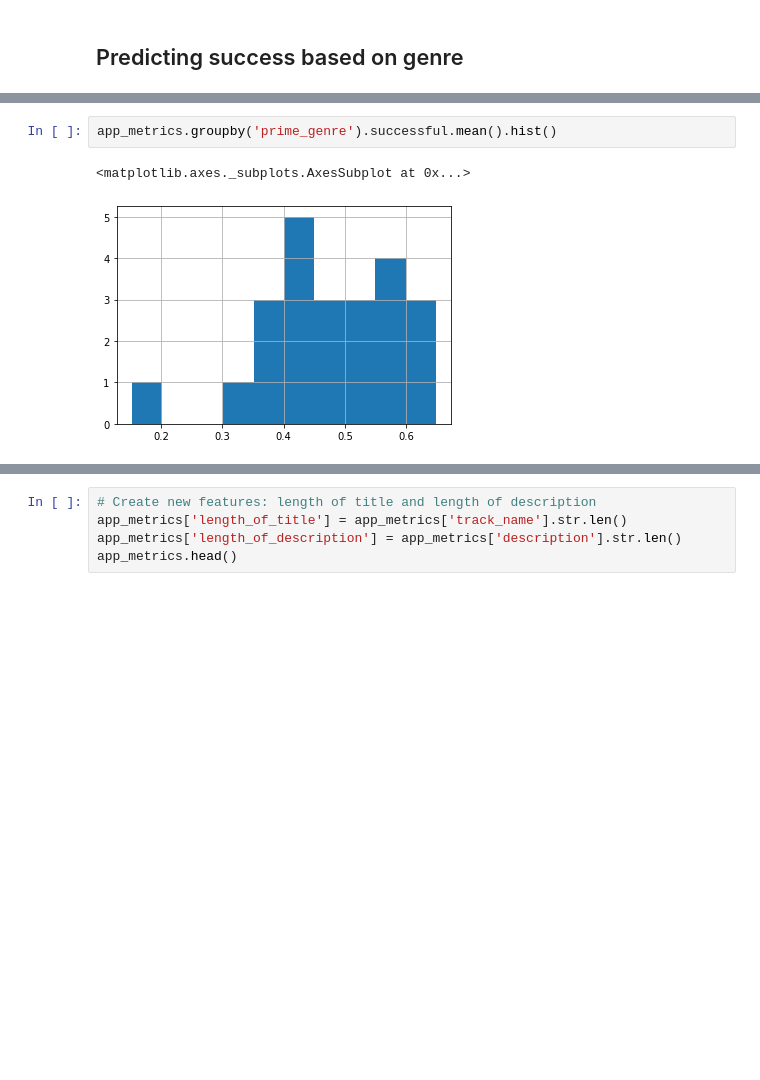
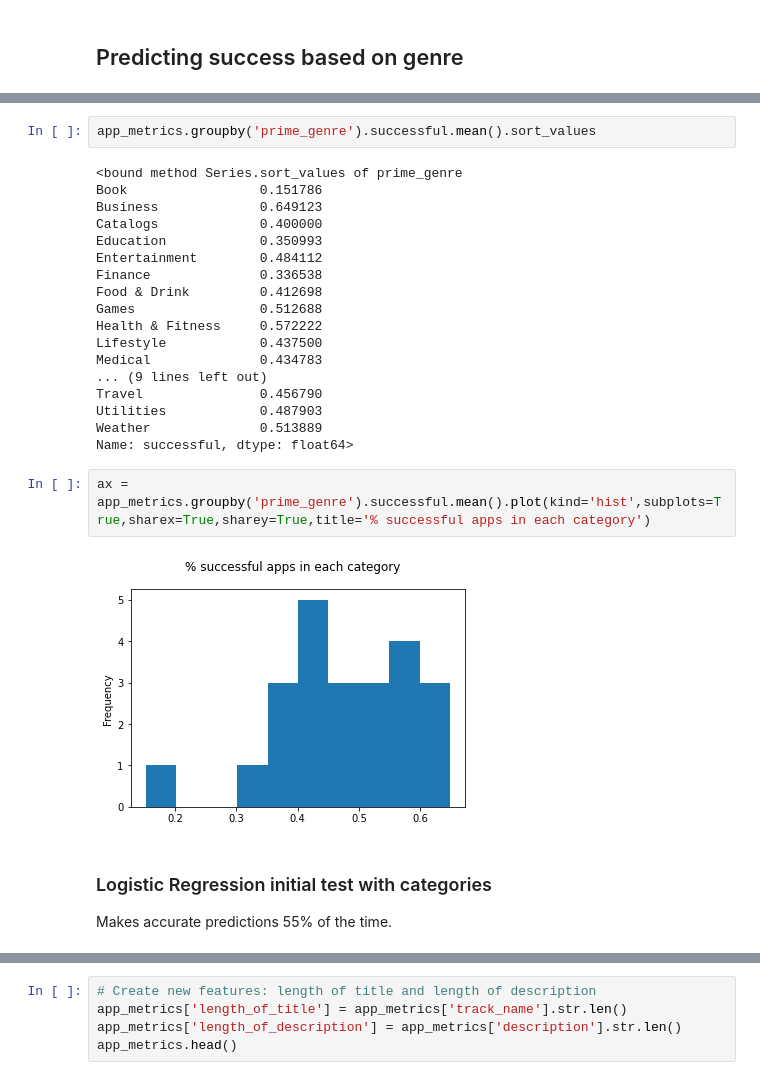
Before and after one commit to jackbridger/app-success-prediction, a Jupyter notebook: research/model.ipynb, the cells around one changed output, grey strips where cells are left out. Cells and saved outputs as stored; diff of their text form; blank space fills up the shorter version.

```diff
--- a/research/model.ipynb
+++ b/research/model.ipynb
@@ -134,8 +132,30 @@ Name: successful, dtype: float64>
 # %%
-app_metrics.groupby('prime_genre').successful.mean().hist()
+app_metrics.groupby('prime_genre').successful.mean().sort_values
 # %% [output]
-<matplotlib.axes._subplots.AxesSubplot at 0x...>
+<bound method Series.sort_values of prime_genre
+Book                 0.151786
+Business             0.649123
+Catalogs             0.400000
+Education            0.350993
+Entertainment        0.484112
+Finance              0.336538
+Food & Drink         0.412698
+Games                0.512688
+Health & Fitness     0.572222
+Lifestyle            0.437500
+Medical              0.434783
+... (9 lines left out)
+Travel               0.456790
+Utilities            0.487903
+Weather              0.513889
+Name: successful, dtype: float64>
-[figure, removed]
+# %%
+ax = app_metrics.groupby('prime_genre').successful.mean().plot(kind='hist',subplots=True,sharex=True,sharey=True,title='% successful apps in each category')
+# %% [output]
+[figure, added]
+# %% [markdown]
+### Logistic Regression initial test with categories
+Makes accurate predictions 55% of the time.
 # %%
 # import libraries ready for classification based on category
 from sklearn.linear_model import LogisticRegression
```
Also changed, not shown: parts of 49 cells of this notebook.
